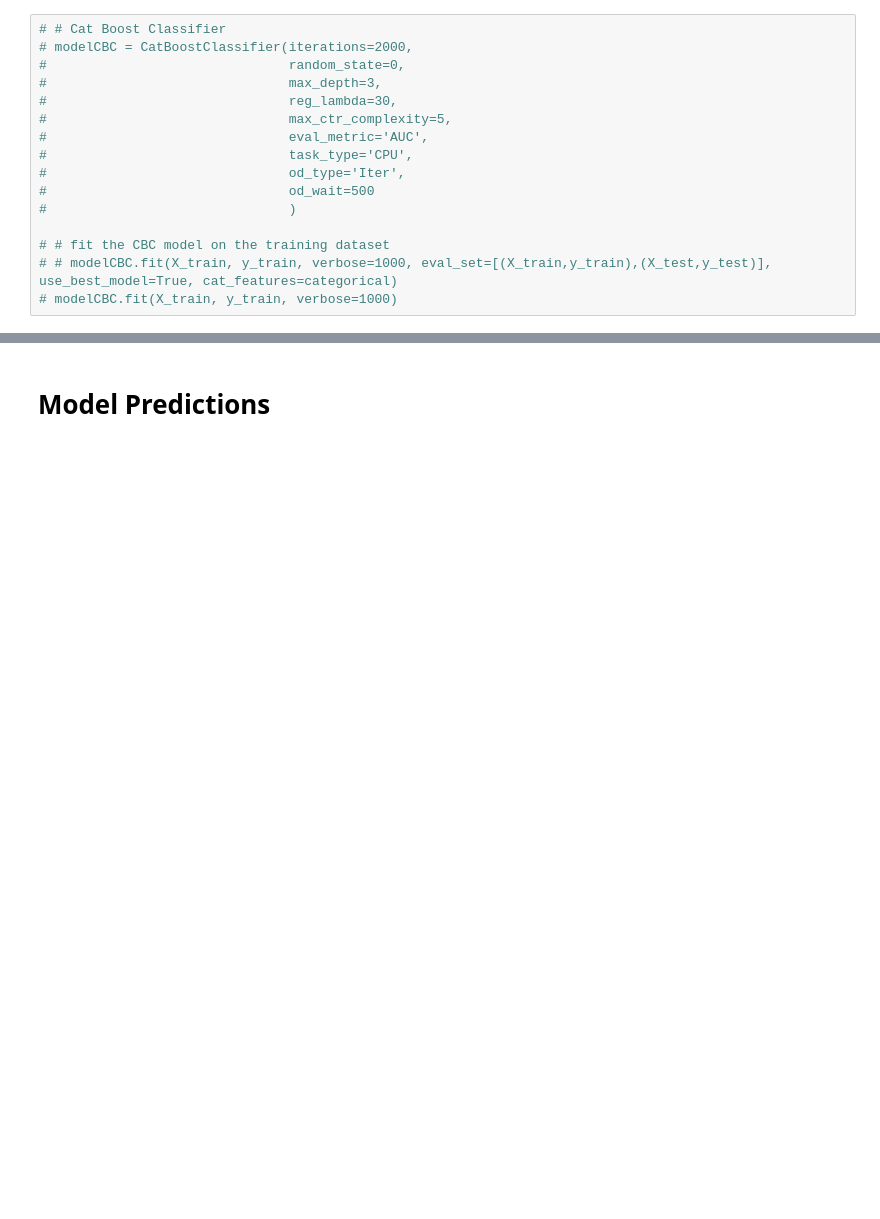
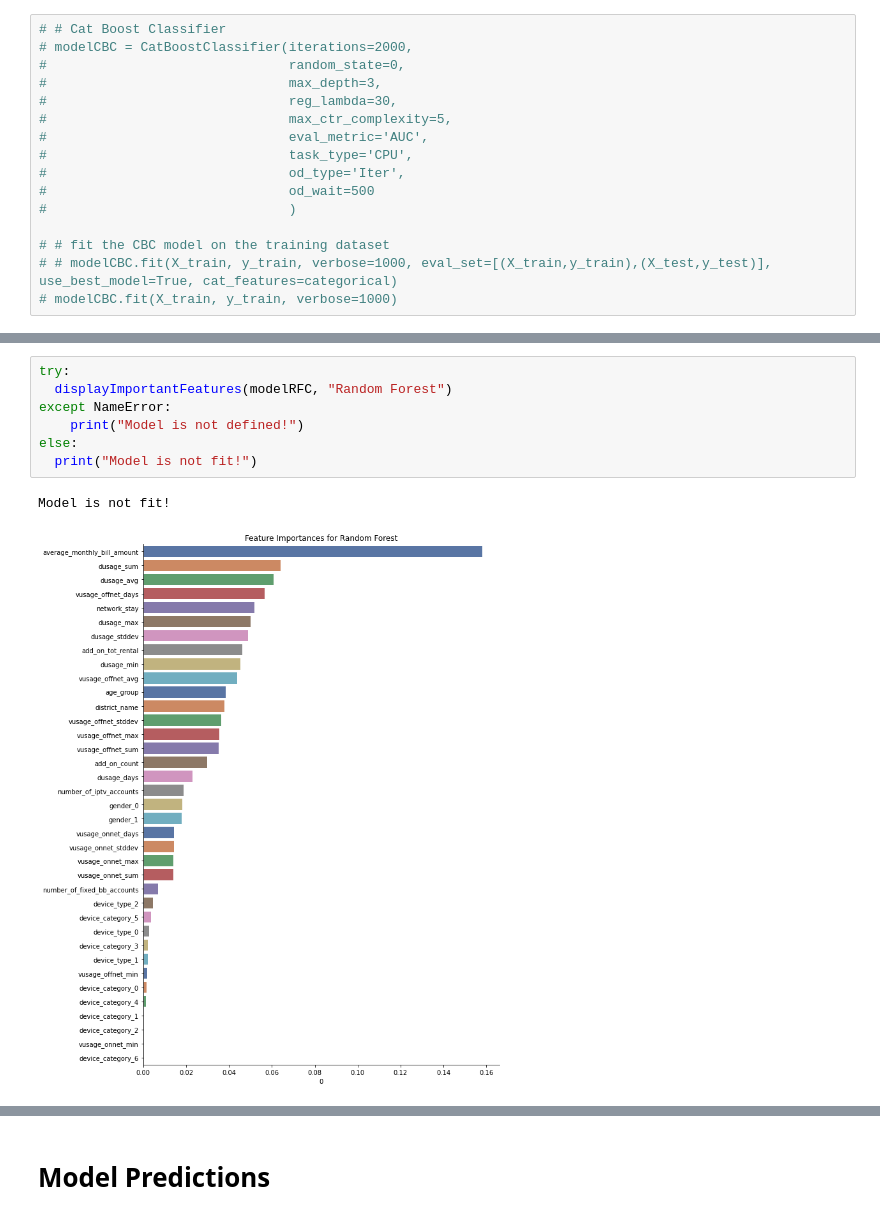
Before and after one commit to thuvarahan97/ADL-AI-Summit-2021---AI-Vendors, a Jupyter notebook: RentalPlan.ipynb, the cells around one changed output, grey strips where cells are left out. Saved outputs shown, nothing was run; the diff lists cells and outputs as text; blank space fills up the shorter version.

```diff
--- a/RentalPlan.ipynb
+++ b/RentalPlan.ipynb
@@ -492,0 +657,10 @@ XGBClassifier(base_score=0.5, booster='gbtree', colsample_bylevel=1,
+# %%
+try:
+  displayImportantFeatures(modelRFC, "Random Forest")
+except NameError:
+    print("Model is not defined!")
+else:
+  print("Model is not fit!")
+# %% [output]
+Model is not fit!
+[figure, added]
```
Also changed, not shown: parts of 61 cells of this notebook.
